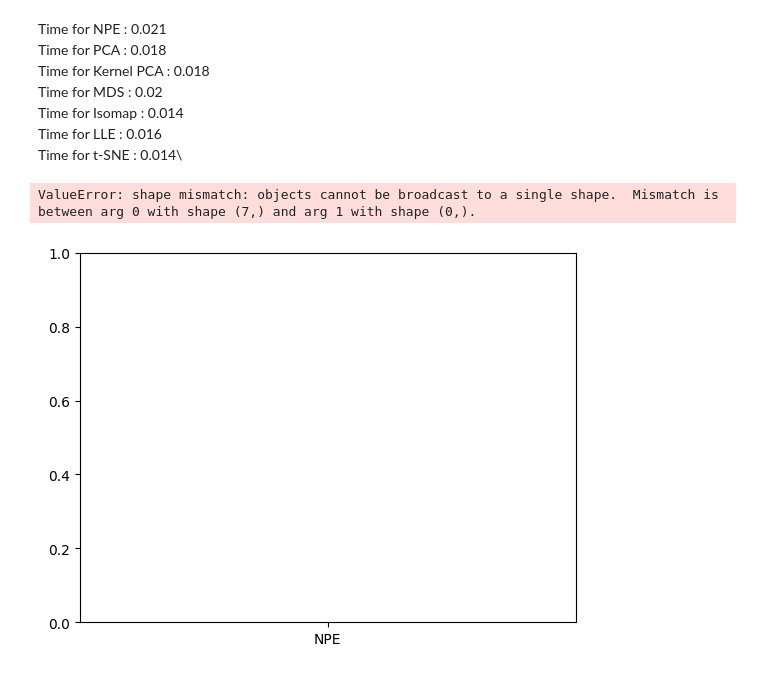
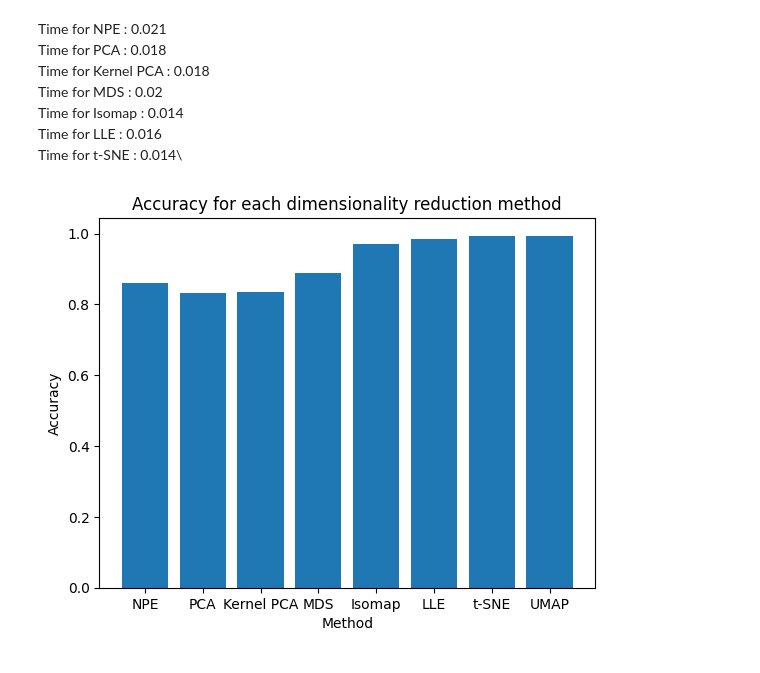
Before and after one commit to thomasverardo/NPE, a Jupyter notebook: NPE_implementation.ipynb, the cells around one changed output. Cells and saved outputs as stored; diff of their text form; code cells hidden in the pictures.

Commit message:
Finished minst

```diff
--- a/NPE_implementation.ipynb
+++ b/NPE_implementation.ipynb
@@ -243,8 +197,7 @@ umap
 # %%
 import pickle
 from myAlg.myPCA import myPCA, myKernelPCA
-from myAlg.myISOMAP import isomap
-from myAlg.myMDS import myMDS
+from myAlg.myISOMAP import myISOMAP
 from myAlg.myLLE import lle
 from sklearn.manifold import TSNE, MDS
 import umap
@@ -254,7 +207,9 @@ import time
 
 
 dim = 2
-DO_COMPUTATION = True
+DO_COMPUTATION = False
+
+
 
 if DO_COMPUTATION:
 
@@ -265,32 +220,31 @@ if DO_COMPUTATION:
     tsne = TSNE(n_components=dim, method='exact', n_jobs=-1)
     umap_embedding = umap.UMAP(n_components=dim, n_neighbors = 6)
 
-    A = compute_projection_matrix(X, d, alpha)
-    x_NPE, _ = trasforming_data(X, A) # NPE
-    for i in range(len(x_NPE)):
-        for j in range(len(x_NPE[i])):
-            x_NPE[i][j] = x_NPE[i][j].real # Round the values to avoid numerical errorwith complex data
+    Q_distances, Q_indices = adjacency_graph(X, k)
+    W = compute_weight_matrix(X, Q_distances, Q_indices, k)
+    A = compute_projection_matrix(X, W, d, alpha)
+    x_NPE = trasforming_data(X, A) # NPE
+    x_NPE = np.real(x_NPE)
+
     x_UMAP = umap_embedding.fit_transform(X)
     x_pca = pca.fit_transform(X, dim)
     x_kernel_pca = kernel_pca.fit_transform(X, dim)
     x_mds = mds.fit_transform(X)
-    # x_isomap = isomap(X, n_neighbors=5, n_components=dim)
+    x_isomap, _, _ = myISOMAP(X, n_neighbors=12, n_components=dim)
     x_lle = lle(X, n_components=dim, n_neighbors=12)
     x_tsne = tsne.fit_transform(X)
 
 
 
-    # list_of_transformations = [x_NPE, x_pca, x_kernel_pca, x_mds, x_isomap, x_lle, x_tsne, x_UMAP]
-    list_of_transformations = [x_NPE, x_pca, x_kernel_pca, x_mds, x_lle, x_UMAP, x_tsne]
+    list_of_transformations = [x_NPE, x_pca, x_kernel_pca, x_mds, x_isomap, x_lle, x_tsne, x_UMAP]
 
-    with open('data/transformations.pickle', 'wb') as f:
+    with open('data/transformations_minst.pickle', 'wb') as f:
         pickle.dump(list_of_transformations, f)
 
 else:
-    with open('data/transformations.pickle', 'rb') as f:
+    with open('data/transformations_minst.pickle', 'rb') as f:
         list_of_transformations = pickle.load(f)
 
 
-# list_of_names = ["NPE", "PCA", "Kernel PCA", "MDS", "Isomap", "LLE", "t-SNE", "UMAP"]
-list_of_names = ["NPE", "PCA", "Kernel PCA", "MDS", "LLE", "UMAP", "t-SNE"]
+list_of_names = ["NPE", "PCA", "Kernel PCA", "MDS", "Isomap", "LLE", "t-SNE", "UMAP"]
 # %% [output]
@@ -340,13 +304,12 @@ Time for t-SNE :  0.014\
 # %%
 plt.bar(list_of_names, acc)
 plt.title("Accuracy for each dimensionality reduction method")
 plt.xlabel("Method")
 plt.ylabel("Accuracy")
-plt.ylim(0.98, 1.00)
+# plt.ylim(0.98, 1.00)
 plt.show()
 # %% [output]
-ValueError: shape mismatch: objects cannot be broadcast to a single shape.  Mismatch is between arg 0 with shape (7,) and arg 1 with shape (0,).
-[figure, old version]
+[figure, new version]
 # %%
 plt.bar(list_of_names, sil)
 plt.title("Silhouette score for each dimensionality reduction method")
```
Also changed, not shown: parts of 25 cells of this notebook, 2 other files.
